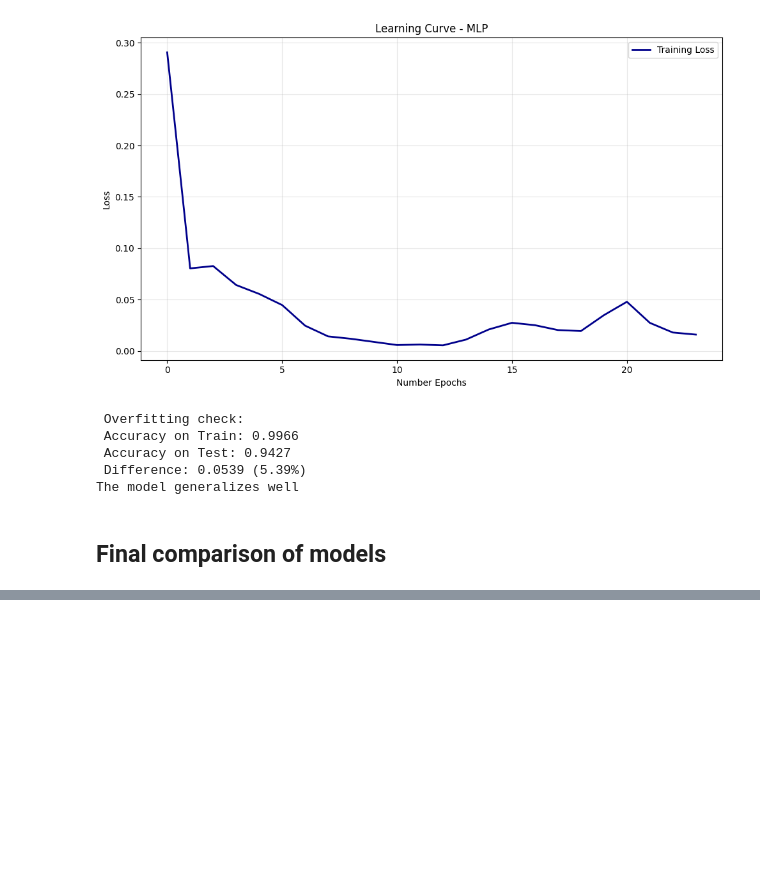
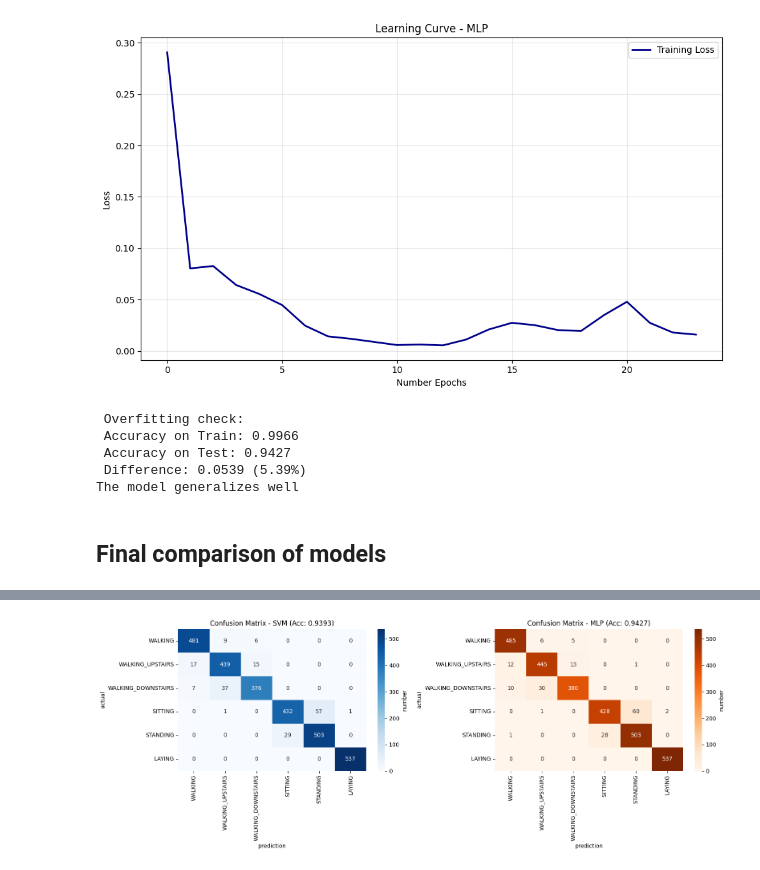
Before and after one commit to ihamydreza/FIS4041, a Jupyter notebook: Q4/Q4.ipynb, the cells around one changed output, grey strips where cells are left out. Drawn from its saved outputs; the diff is of its cells as text; code cells hidden in the pictures; blank space fills up the shorter version.

```diff
--- a/Q4/Q4.ipynb
+++ b/Q4/Q4.ipynb
@@ -637,0 +717,25 @@ The model generalizes well
+# %%
+# Comparison of Confusion Matrices
+fig, axes = plt.subplots(1, 2, figsize=(16, 6))
+
+# SVM
+sns.heatmap(cm_svm, annot=True, fmt='d', cmap='Blues', ax=axes[0],
+            xticklabels=target_names, yticklabels=target_names,
+            cbar_kws={'label': 'number'})
+axes[0].set_title(f'Confusion Matrix - SVM (Acc: {svm_test_accuracy:.4f})')
+axes[0].set_xlabel('prediction')
+axes[0].set_ylabel('actual')
+
+# MLP
+sns.heatmap(cm_mlp, annot=True, fmt='d', cmap='Oranges', ax=axes[1],
+            xticklabels=target_names, yticklabels=target_names,
+            cbar_kws={'label': 'number'})
+axes[1].set_title(f'Confusion Matrix - MLP (Acc: {mlp_test_accuracy:.4f})')
+axes[1].set_xlabel('prediction')
+axes[1].set_ylabel('actual')
+
+plt.tight_layout()
+plt.savefig('confusion_matrices_comparison.pdf', bbox_inches='tight')
+plt.show()
+# %% [output]
+[figure, added]
```
Also changed, not shown: parts of 4 cells of this notebook.
